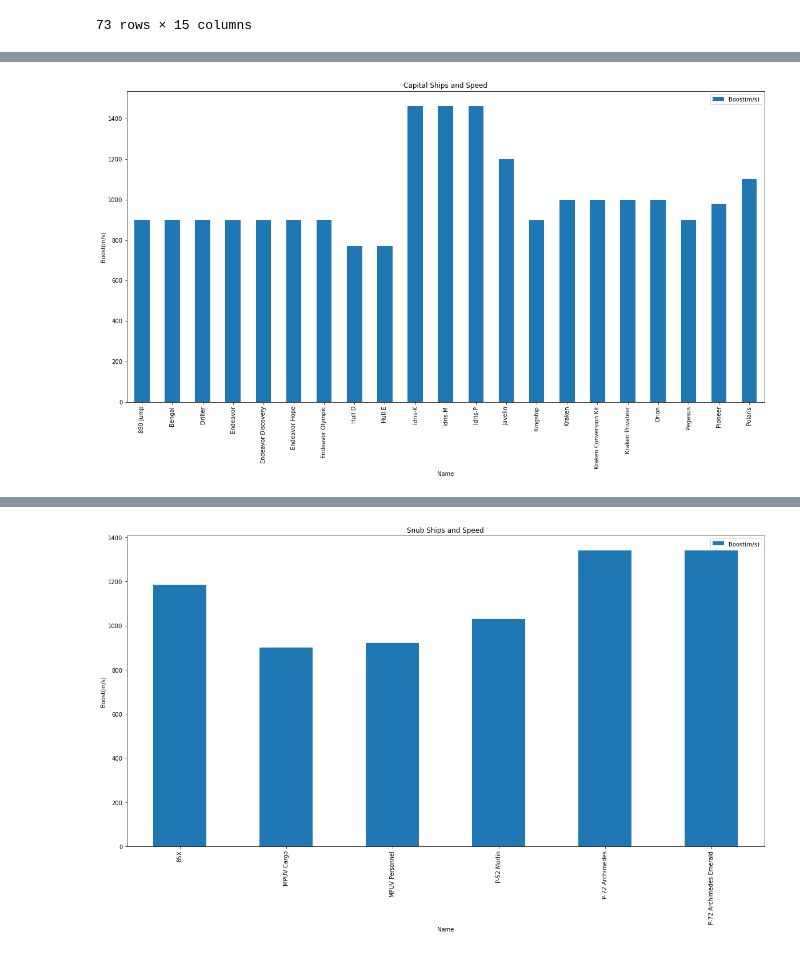
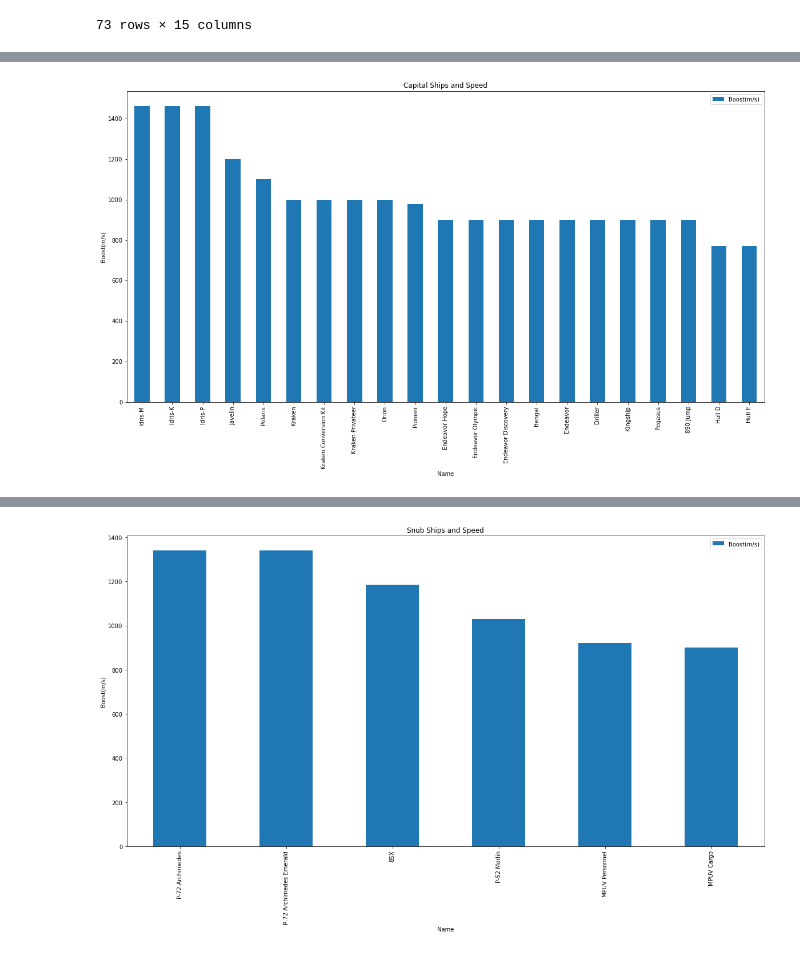
Before and after one commit to DINHC/starcitizen, a Jupyter notebook: stargraph.ipynb, the cells around one changed output, grey strips where cells are left out. Saved outputs shown, nothing was run; the diff lists cells and outputs as text; code cells hidden in the pictures.

Commit message:
Add more sort values

```diff
--- a/stargraph.ipynb
+++ b/stargraph.ipynb
@@ -304,7 +304,7 @@ starcapital
 | 128 | Pioneer | Capital | Heavy Construction | 85.0 | 980.0 | 600 | 4.0 | 8.0 | 200 | 125.0 | ... |
 | 130 | Polaris | Capital | Corvette | 120.0 | 1100.0 | 216 | 6.0 | 14.0 | 155 | 82.0 | ... |
 # %%
-starcapital.plot.bar(x="Name", y ="Boost(m/s)", rot= 90, figsize=(20,10))
+starcapital.sort_values(by="Boost(m/s)",ascending=False).plot.bar(x="Name", y ="Boost(m/s)", rot= 90, figsize=(20,10))
 plt.xlabel('Name')
 plt.ylabel('Boost(m/s)')
 
@@ -312,7 +312,7 @@ plt.title("Capital Ships and Speed")
 
 plt.show()
 # %% [output]
-[figure, old version]
+[figure, new version]
 # %%
 starsnub = starset2.loc[starset2['Size'] == 'Snub']
 # %%
@@ -326,15 +326,15 @@ starsnub
 | 124 | P-72 Archimedes | Snub | Racing | 250.0 | 1340.0 | 0 | 1.0 | 1.0 | 12 | 7.7 | ... |
 | 125 | P-72 Archimedes Emerald | Snub | Racing | 250.0 | 1340.0 | 0 | 1.0 | 1.0 | 12 | 7.7 | ... |
 # %%
-starsnub.plot.bar(x="Name", y ="Boost(m/s)", rot= 90, figsize=(20,10))
+starsnub.sort_values(by="Boost(m/s)",ascending=False).plot.bar(x="Name", y ="Boost(m/s)", rot= 90, figsize=(20,10))
 plt.xlabel('Name')
 plt.ylabel('Boost(m/s)')
 
 plt.title("Snub Ships and Speed")
 
 plt.show()
 # %% [output]
-[figure, old version]
+[figure, new version]
 # %%
 #this is where the graph will focus on the cost of the ships. Parameters will be used to either outline or fight against cost.
 starmoney = starset1
```
Also changed, not shown: parts of 2 cells of this notebook.
